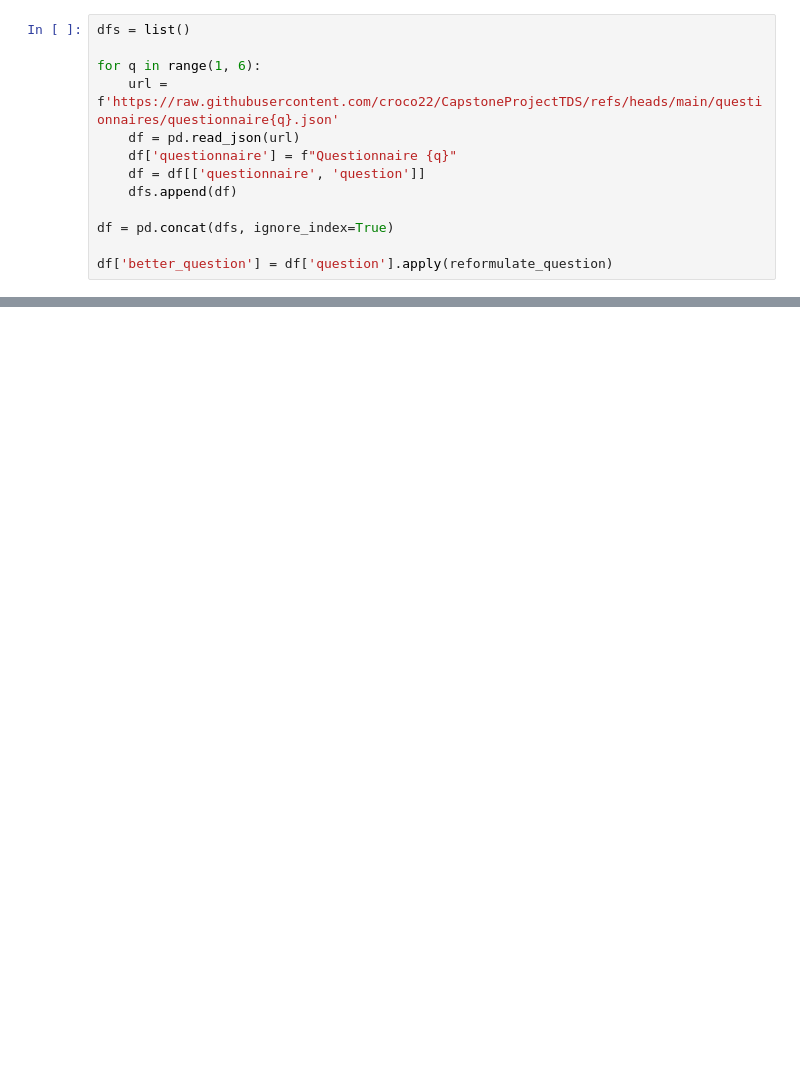
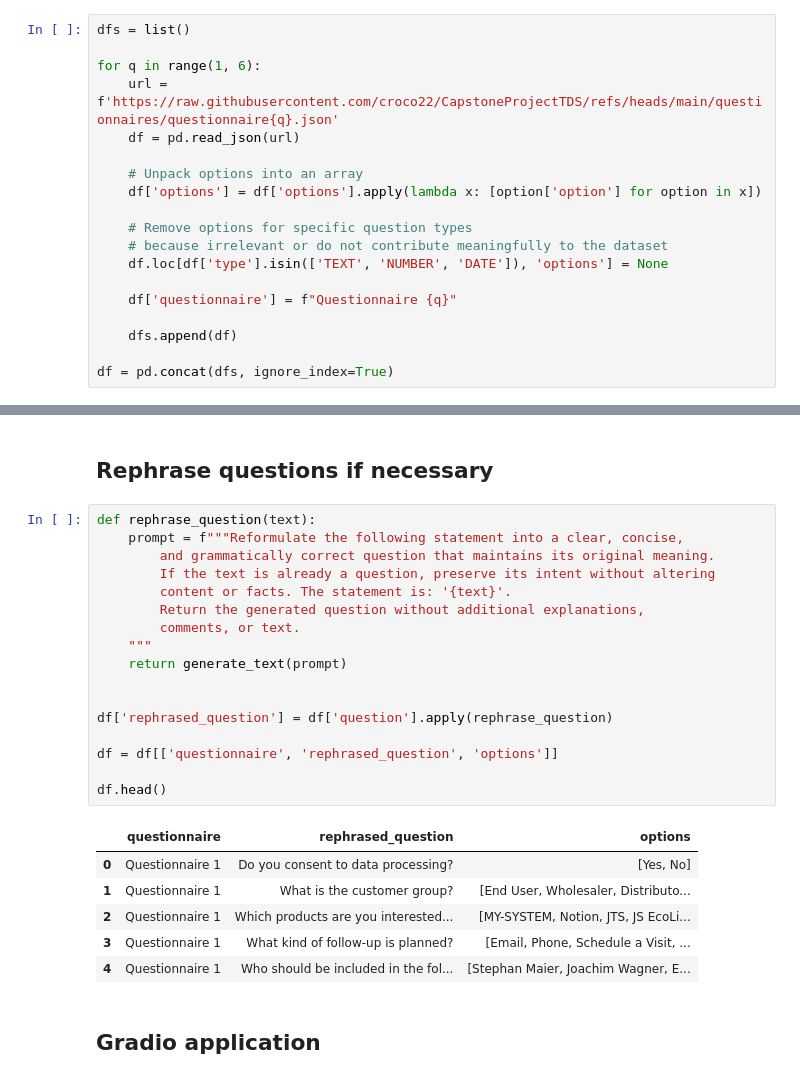
Before and after one commit to croco22/CapstoneProjectTDS, a Jupyter notebook: notebooks/Dashboard_Demo.ipynb, the cells around one changed output, grey strips where cells are left out. Saved outputs shown, nothing was run; the diff lists cells and outputs as text; blank space fills up the shorter version.

```diff
--- a/notebooks/Dashboard_Demo.ipynb
+++ b/notebooks/Dashboard_Demo.ipynb
@@ -39,10 +45,16 @@ dfs = list()
 for q in range(1, 6):
     url = f'https://raw.githubusercontent.com/croco22/CapstoneProjectTDS/refs/heads/main/questionnaires/questionnaire{q}.json'
     df = pd.read_json(url)
+
+    # Unpack options into an array
+    df['options'] = df['options'].apply(lambda x: [option['option'] for option in x])
+
+    # Remove options for specific question types
+    # because irrelevant or do not contribute meaningfully to the dataset
+    df.loc[df['type'].isin(['TEXT', 'NUMBER', 'DATE']), 'options'] = None
+
     df['questionnaire'] = f"Questionnaire {q}"
-    df = df[['questionnaire', 'question']]
+
     dfs.append(df)
 
 df = pd.concat(dfs, ignore_index=True)
-
-df['better_question'] = df['question'].apply(reformulate_question)
@@ -119,0 +61,28 @@ False
+# %% [markdown]
+## Rephrase questions if necessary
+# %%
+def rephrase_question(text):
+    prompt = f"""Reformulate the following statement into a clear, concise,
+        and grammatically correct question that maintains its original meaning.
+        If the text is already a question, preserve its intent without altering
+        content or facts. The statement is: '{text}'.
+        Return the generated question without additional explanations,
+        comments, or text.
+    """
+    return generate_text(prompt)
+
+
+df['rephrased_question'] = df['question'].apply(rephrase_question)
+
+df = df[['questionnaire', 'rephrased_question', 'options']]
+
+df.head()
+# %% [output]
+|  | questionnaire | rephrased_question | options |
+| 0 | Questionnaire 1 | Do you consent to data processing? | [Yes, No] |
+| 1 | Questionnaire 1 | What is the customer group? | [End User, Wholesaler, Distributo... |
+| 2 | Questionnaire 1 | Which products are you interested... | [MY-SYSTEM, Notion, JTS, JS EcoLi... |
+| 3 | Questionnaire 1 | What kind of follow-up is planned? | [Email, Phone, Schedule a Visit, ... |
+| 4 | Questionnaire 1 | Who should be included in the fol... | [Stephan Maier, Joachim Wagner, E... |
+# %% [markdown]
+## Gradio application
```
Also changed, not shown: parts of 8 cells of this notebook.
